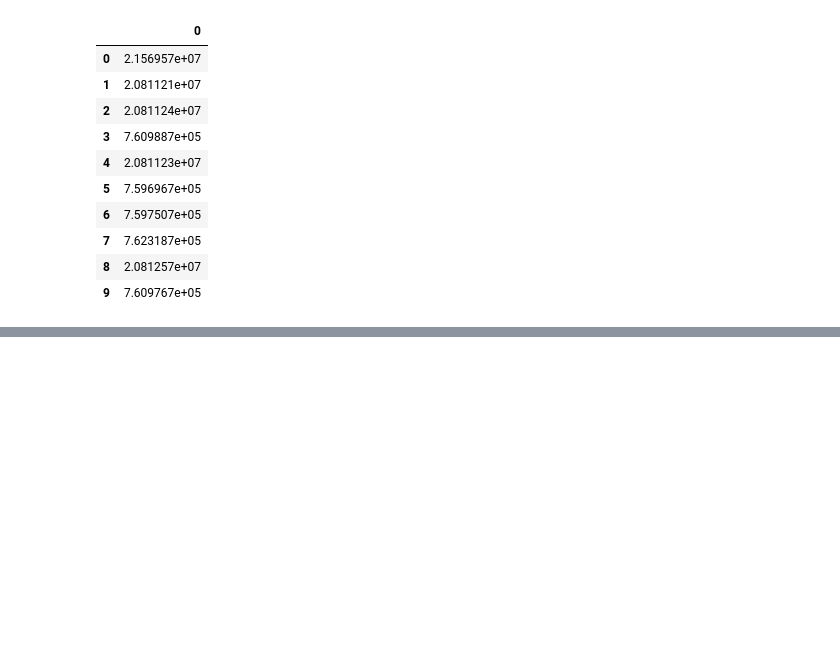
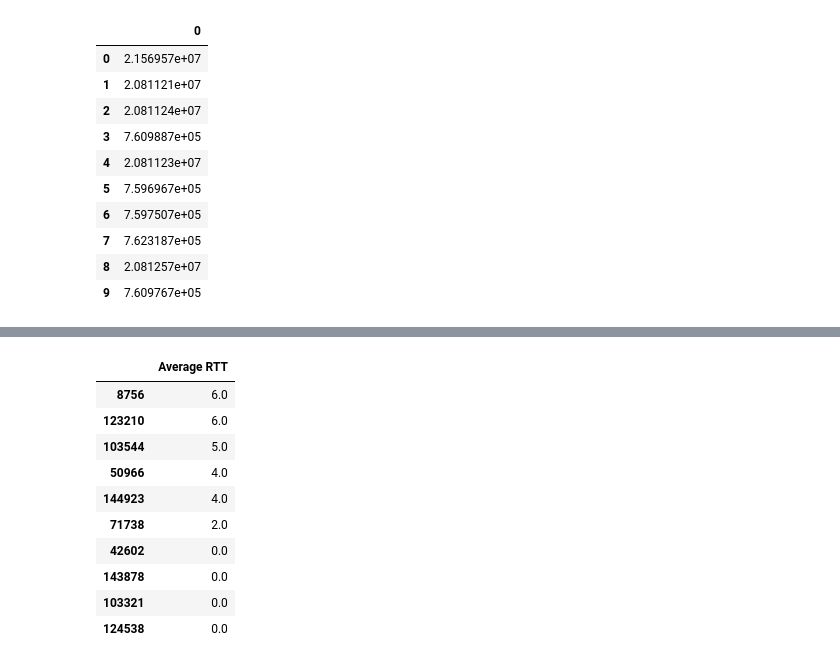
Before and after one commit to kebishaa/telecom-user-analytics, a Jupyter notebook: notebooks/experience Analysis.ipynb, the cells around one changed output, grey strips where cells are left out. Drawn from its saved outputs; the diff is of its cells as text; code cells hidden in the pictures; blank space fills up the shorter version.

```diff
--- a/notebooks/experience Analysis.ipynb
+++ b/notebooks/experience Analysis.ipynb
@@ -375,0 +396,17 @@ RTT values in the dataset.
+# %%
+#getting the bottom 10 RTT values and saving to csv file
+btm10rtt=df_expNew['Average RTT'].tail(10)
+btm10rtt.to_csv("../data/btm10rtt.csv",index=False)
+btm10rtt.to_frame()
+# %% [output]
+|  | Average RTT |
+| 8756 | 6.0 |
+| 123210 | 6.0 |
+| 103544 | 5.0 |
+| 50966 | 4.0 |
+| 144923 | 4.0 |
+| 71738 | 2.0 |
+| 42602 | 0.0 |
+| 143878 | 0.0 |
+| 103321 | 0.0 |
+| 124538 | 0.0 |
```
Also changed, not shown: parts of 9 cells of this notebook.
